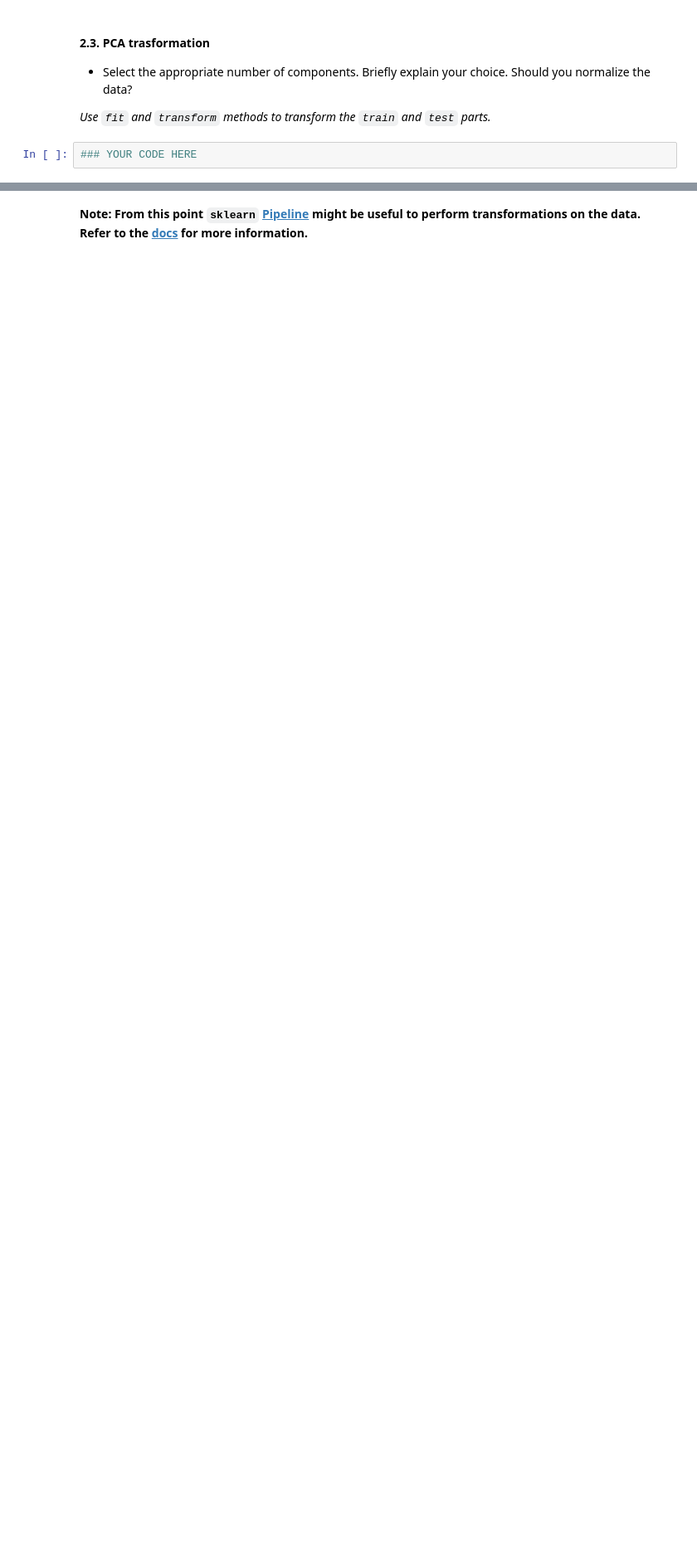
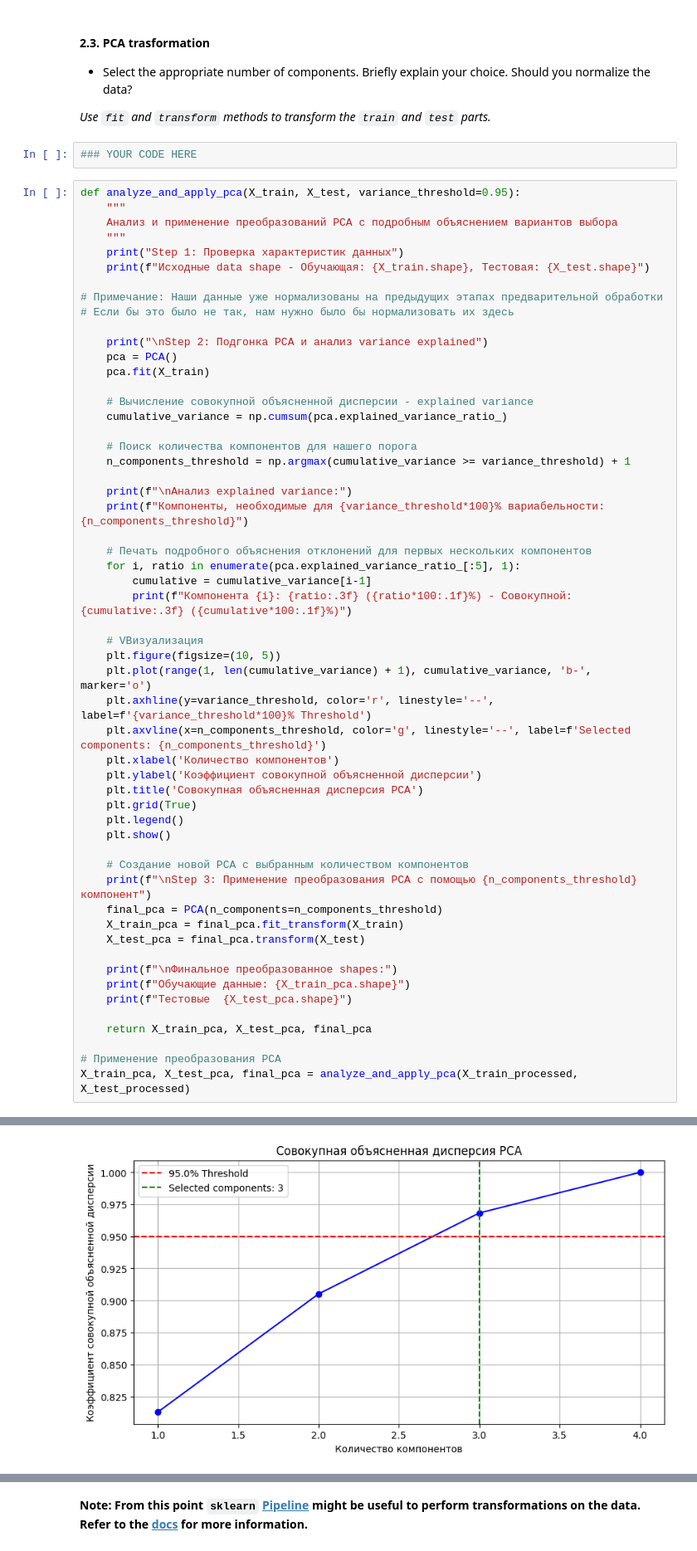
Before and after one commit to JannaBabicheva/lab01_ml_pipeline, a Jupyter notebook: Babicheva_"lab01_part2_ml_pipeline_ipynb".ipynb, the cells around one changed output, grey strips where cells are left out. Shown at 83% size. Cells and saved outputs as stored; diff of their text form; blank space fills up the shorter version.

```diff
--- a/Babicheva_"lab01_part2_ml_pipeline_ipynb".ipynb
+++ b/Babicheva_"lab01_part2_ml_pipeline_ipynb".ipynb
@@ -140,3 +744,59 @@ Here you are supposed to perform the desired transformations. Please, explain yo
 *Use `fit` and `transform` methods to transform the `train` and `test` parts.*
 # %%
 ### YOUR CODE HERE
+# %%
+def analyze_and_apply_pca(X_train, X_test, variance_threshold=0.95):
+    """
+    Анализ и применение преобразований PCA с подробным объяснением вариантов выбора
+    """
+    print("Step 1: Проверка характеристик данных")
+    print(f"Исходные data shape - Обучающая: {X_train.shape}, Тестовая: {X_test.shape}")
+
+# Примечание: Наши данные уже нормализованы на предыдущих этапах предварительной обработки
+# Если бы это было не так, нам нужно было бы нормализовать их здесь
+
+    print("\nStep 2: Подгонка PCA и анализ variance explained")
+    pca = PCA()
+    pca.fit(X_train)
+
+    # Вычисление совокупной объясненной дисперсии - explained variance
+    cumulative_variance = np.cumsum(pca.explained_variance_ratio_)
+
+    # Поиск количества компонентов для нашего порога
+    n_components_threshold = np.argmax(cumulative_variance >= variance_threshold) + 1
+
+    print(f"\nАнализ explained variance:")
+    print(f"Компоненты, необходимые для {variance_threshold*100}% вариабельности: {n_components_threshold}")
+
+    # Печать подробного объяснения отклонений для первых нескольких компонентов
+    for i, ratio in enumerate(pca.explained_variance_ratio_[:5], 1):
+        cumulative = cumulative_variance[i-1]
+        print(f"Компонента {i}: {ratio:.3f} ({ratio*100:.1f}%) - Совокупной: {cumulative:.3f} ({cumulative*100:.1f}%)")
+
+    # VВизуализация
+    plt.figure(figsize=(10, 5))
+    plt.plot(range(1, len(cumulative_variance) + 1), cumulative_variance, 'b-', marker='o')
+    plt.axhline(y=variance_threshold, color='r', linestyle='--', label=f'{variance_threshold*100}% Threshold')
+    plt.axvline(x=n_components_threshold, color='g', linestyle='--', label=f'Selected components: {n_components_threshold}')
+    plt.xlabel('Количество компонентов')
+    plt.ylabel('Коэффициент совокупной объясненной дисперсии')
+    plt.title('Совокупная объясненная дисперсия PCA')
+    plt.grid(True)
+    plt.legend()
+    plt.show()
+
+    # Создание новой PCA с выбранным количеством компонентов
+    print(f"\nStep 3: Применение преобразования PCA с помощью {n_components_threshold} компонент")
+    final_pca = PCA(n_components=n_components_threshold)
+    X_train_pca = final_pca.fit_transform(X_train)
+    X_test_pca = final_pca.transform(X_test)
+
+    print(f"\nФинальное преобразованное shapes:")
+    print(f"Обучающие данные: {X_train_pca.shape}")
+    print(f"Тестовые  {X_test_pca.shape}")
+
+    return X_train_pca, X_test_pca, final_pca
+
+# Применение преобразования PCA
+X_train_pca, X_test_pca, final_pca = analyze_and_apply_pca(X_train_processed, X_test_processed)
+# %% [output]
@@ -142,0 +814 @@ Here you are supposed to perform the desired transformations. Please, explain yo
+[figure, added]
```
Also changed, not shown: parts of 28 cells of this notebook.
